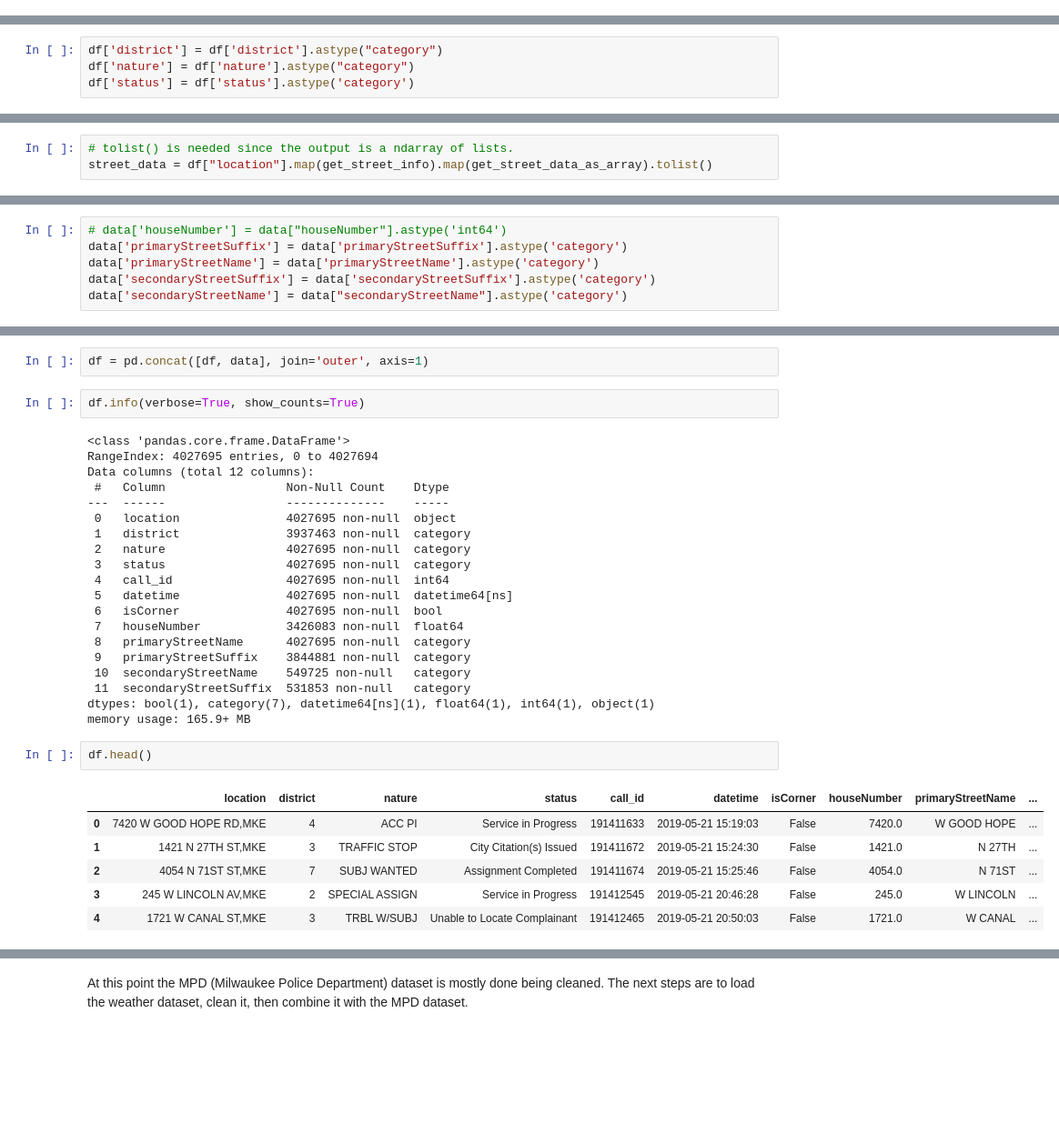
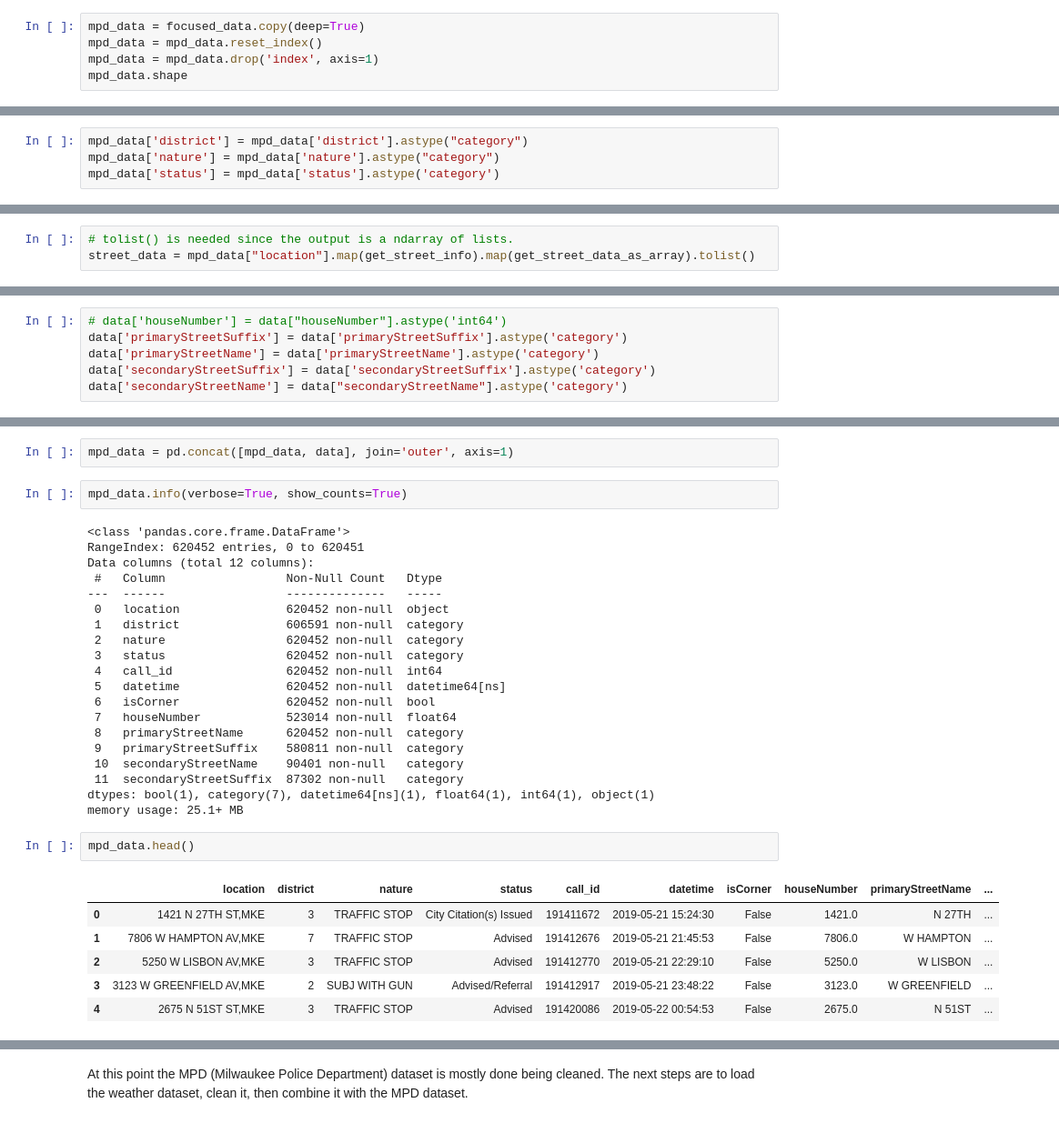
Before and after one commit to GrantFass/CS3300-FinalProject, a Jupyter notebook: CS 3300 011 Data Science Final Project.ipynb, the cells around one changed output, grey strips where cells are left out. Shown at 91% size. Saved outputs shown, nothing was run; the diff lists cells and outputs as text; blank space fills up the shorter version.

Commit message:
Begin creating graphs
- change name of MPD data dataframe
- select which natures to use in MPD data
- begin graphs

```diff
--- a/CS 3300 011 Data Science Final Project.ipynb
+++ b/CS 3300 011 Data Science Final Project.ipynb
@@ -229,0 +262,5 @@ The natures all look normal. They will be converted into a categorical value whi
+# %%
+mpd_data = focused_data.copy(deep=True)
+mpd_data = mpd_data.reset_index()
+mpd_data = mpd_data.drop('index', axis=1)
+mpd_data.shape
@@ -263,5 +310,5 @@ Status looks normal as well and will be converted to a categorical value. It wil
 # %%
-df['district'] = df['district'].astype("category")
-df['nature'] = df['nature'].astype("category")
-df['status'] = df['status'].astype('category')
+mpd_data['district'] = mpd_data['district'].astype("category")
+mpd_data['nature'] = mpd_data['nature'].astype("category")
+mpd_data['status'] = mpd_data['status'].astype('category')
 # %%
@@ -426,6 +470,6 @@ get_street_data_as_array(get_street_info(df['location'][5]))
 # %%
 # tolist() is needed since the output is a ndarray of lists.
-street_data = df["location"].map(get_street_info).map(get_street_data_as_array).tolist()
+street_data = mpd_data["location"].map(get_street_info).map(get_street_data_as_array).tolist()
 # %%
 header = ["isCorner", "houseNumber", "primaryStreetName", "primaryStreetSuffix", "secondaryStreetName", "secondaryStreetSuffix"]
 data = pd.DataFrame(street_data, columns=header)
@@ -489,34 +533,34 @@ data.shape
 # %%
-df = pd.concat([df, data], join='outer', axis=1)
+mpd_data = pd.concat([mpd_data, data], join='outer', axis=1)
 # %%
-df.info(verbose=True, show_counts=True)
+mpd_data.info(verbose=True, show_counts=True)
 # %% [output]
 <class 'pandas.core.frame.DataFrame'>
-RangeIndex: 4027695 entries, 0 to 4027694
+RangeIndex: 620452 entries, 0 to 620451
 Data columns (total 12 columns):
- #   Column                 Non-Null Count    Dtype
----  ------                 --------------    -----
- 0   location               4027695 non-null  object
- 1   district               3937463 non-null  category
- 2   nature                 4027695 non-null  category
- 3   status                 4027695 non-null  category
- 4   call_id                4027695 non-null  int64
- 5   datetime               4027695 non-null  datetime64[ns]
- 6   isCorner               4027695 non-null  bool
- 7   houseNumber            3426083 non-null  float64
- 8   primaryStreetName      4027695 non-null  category
- 9   primaryStreetSuffix    3844881 non-null  category
- 10  secondaryStreetName    549725 non-null   category
- 11  secondaryStreetSuffix  531853 non-null   category
+ #   Column                 Non-Null Count   Dtype
+---  ------                 --------------   -----
+ 0   location               620452 non-null  object
+ 1   district               606591 non-null  category
+ 2   nature                 620452 non-null  category
+ 3   status                 620452 non-null  category
+ 4   call_id                620452 non-null  int64
+ 5   datetime               620452 non-null  datetime64[ns]
+ 6   isCorner               620452 non-null  bool
+ 7   houseNumber            523014 non-null  float64
+ 8   primaryStreetName      620452 non-null  category
+ 9   primaryStreetSuffix    580811 non-null  category
+ 10  secondaryStreetName    90401 non-null   category
+ 11  secondaryStreetSuffix  87302 non-null   category
 dtypes: bool(1), category(7), datetime64[ns](1), float64(1), int64(1), object(1)
-memory usage: 165.9+ MB
+memory usage: 25.1+ MB
 # %%
-df.head()
+mpd_data.head()
 # %% [output]
 |  | location | district | nature | status | call_id | datetime | isCorner | houseNumber | primaryStreetName | ... |
-| 0 | 7420 W GOOD HOPE RD,MKE | 4 | ACC PI | Service in Progress | 191411633 | 2019-05-21 15:19:03 | False | 7420.0 | W GOOD HOPE | ... |
-| 1 | 1421 N 27TH ST,MKE | 3 | TRAFFIC STOP | City Citation(s) Issued | 191411672 | 2019-05-21 15:24:30 | False | 1421.0 | N 27TH | ... |
-| 2 | 4054 N 71ST ST,MKE | 7 | SUBJ WANTED | Assignment Completed | 191411674 | 2019-05-21 15:25:46 | False | 4054.0 | N 71ST | ... |
-| 3 | 245 W LINCOLN AV,MKE | 2 | SPECIAL ASSIGN | Service in Progress | 191412545 | 2019-05-21 20:46:28 | False | 245.0 | W LINCOLN | ... |
-| 4 | 1721 W CANAL ST,MKE | 3 | TRBL W/SUBJ | Unable to Locate Complainant | 191412465 | 2019-05-21 20:50:03 | False | 1721.0 | W CANAL | ... |
+| 0 | 1421 N 27TH ST,MKE | 3 | TRAFFIC STOP | City Citation(s) Issued | 191411672 | 2019-05-21 15:24:30 | False | 1421.0 | N 27TH | ... |
+| 1 | 7806 W HAMPTON AV,MKE | 7 | TRAFFIC STOP | Advised | 191412676 | 2019-05-21 21:45:53 | False | 7806.0 | W HAMPTON | ... |
+| 2 | 5250 W LISBON AV,MKE | 3 | TRAFFIC STOP | Advised | 191412770 | 2019-05-21 22:29:10 | False | 5250.0 | W LISBON | ... |
+| 3 | 3123 W GREENFIELD AV,MKE | 2 | SUBJ WITH GUN | Advised/Referral | 191412917 | 2019-05-21 23:48:22 | False | 3123.0 | W GREENFIELD | ... |
+| 4 | 2675 N 51ST ST,MKE | 3 | TRAFFIC STOP | Advised | 191420086 | 2019-05-22 00:54:53 | False | 2675.0 | N 51ST | ... |
 # %% [markdown]
```
Also changed, not shown: parts of 55 cells of this notebook.
